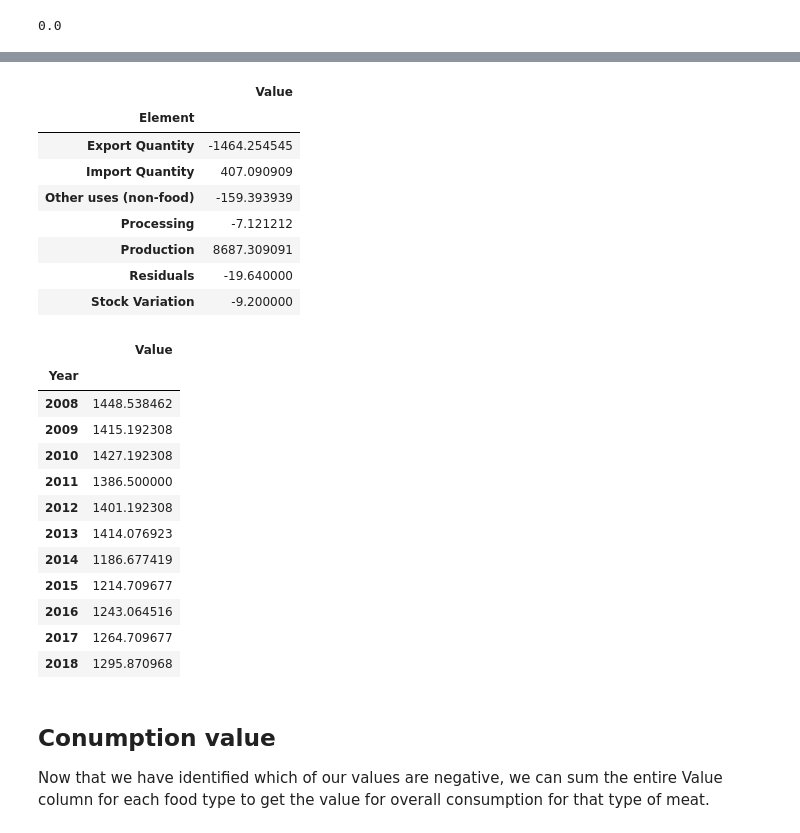
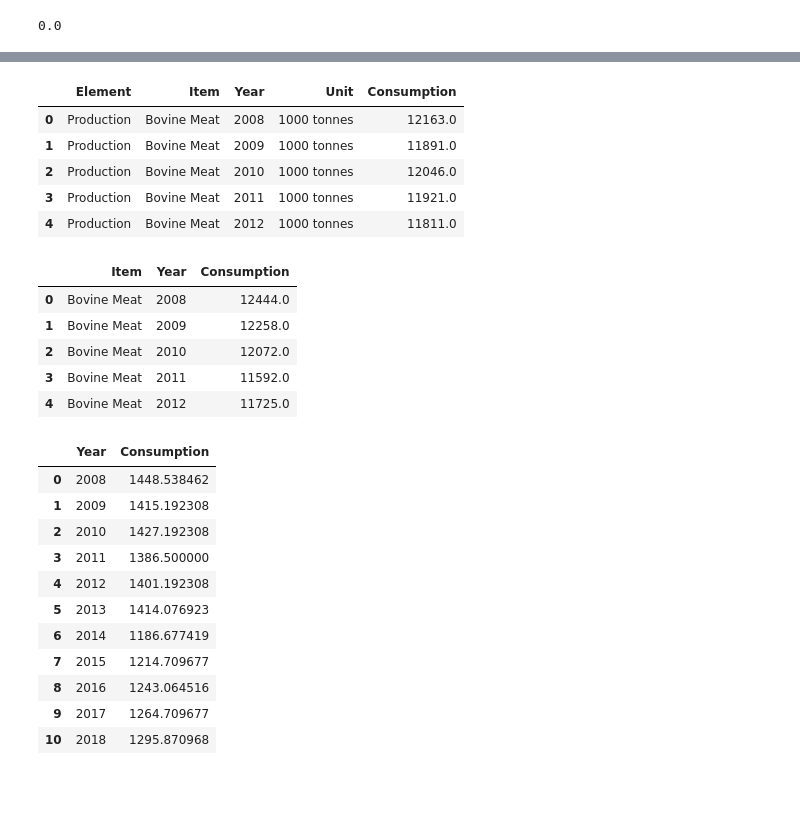
Before and after one commit to arielletannin/Predictors-of-Meat-Consumption, a Jupyter notebook: [Capstone1] Data Wrangling.ipynb, the cells around one changed output, grey strips where cells are left out. Saved outputs shown, nothing was run; the diff lists cells and outputs as text; code cells hidden in the pictures; blank space fills up the shorter version.

```diff
--- a/[Capstone1] Data Wrangling.ipynb
+++ b/[Capstone1] Data Wrangling.ipynb
@@ -98,3 +98,6 @@ A few interesting things stand out: Production is by far the highest. That makes
 fao_all[fao_all.Element=='Residuals']['Value'].max()
 # %% [output]
 0.0
+# %%
+#change residuals values to be positive so our measure of variance later on isn't skewed
+fao_all.loc[fao_all.Element=='Residuals', 'Value'] = fao_all.loc[fao_all.Element=='Residuals', 'Value'].astype(int).apply(lambda x:x*-1)
@@ -101,40 +111,50 @@ fao_all[fao_all.Element=='Residuals']['Value'].max()
 # %%
 #Multiple all element values by -1 where they should be subtracted
-neg_elems = ['Export Quantity', 'Processing','Stock Variation','Other uses (non-food)']
+consumption = fao_all.copy()
+pos_elems = ['Import Quantity', 'Production']
+neg_elems = set(list(consumption.Element.unique())) - set(pos_elems)
 for neg in neg_elems:
-    fao_all.loc[fao_all.Element==neg, ['Value']] = fao_all.loc[fao_all.Element==neg, ['Value']].apply(lambda x:x*-1)
+    consumption.loc[consumption.Element==neg, ['Value']] = consumption.loc[consumption.Element==neg, ['Value']].apply(lambda x:x*-1)
+# %%
+#clean consumption df
+consumption.reset_index(inplace=True)
+consumption.drop(labels='index', axis=1, inplace=True)
+consumption.rename(columns={'Value':'Consumption'}, inplace=True)
+consumption.head()
+# %% [output]
+|  | Element | Item | Year | Unit | Consumption |
+| 0 | Production | Bovine Meat | 2008 | 1000 tonnes | 12163.0 |
+| 1 | Production | Bovine Meat | 2009 | 1000 tonnes | 11891.0 |
+| 2 | Production | Bovine Meat | 2010 | 1000 tonnes | 12046.0 |
+| 3 | Production | Bovine Meat | 2011 | 1000 tonnes | 11921.0 |
+| 4 | Production | Bovine Meat | 2012 | 1000 tonnes | 11811.0 |
+# %%
+consumption.drop(labels='Unit', axis=1, inplace=True)
 # %%
-#If we want to see averages for each element per year
-avg_elems = fao_all.set_index('Year').groupby(['Element']).mean()
-avg_elems[:]
+#Filter dataframe by item and year to get relevant consumption value
+consumption_per_item = consumption.groupby(['Item','Year']).sum().reset_index()
+consumption_per_item.head()
 # %% [output]
-|  | Value |
-| Element |  |
-| Export Quantity | -1464.254545 |
-| Import Quantity | 407.090909 |
-| Other uses (non-food) | -159.393939 |
-| Processing | -7.121212 |
-| Production | 8687.309091 |
-| Residuals | -19.640000 |
-| Stock Variation | -9.200000 |
+|  | Item | Year | Consumption |
+| 0 | Bovine Meat | 2008 | 12444.0 |
+| 1 | Bovine Meat | 2009 | 12258.0 |
+| 2 | Bovine Meat | 2010 | 12072.0 |
+| 3 | Bovine Meat | 2011 | 11592.0 |
+| 4 | Bovine Meat | 2012 | 11725.0 |
 # %%
 #If we want to see average values for each item per year
-all_avg = fao_all.set_index('Item').groupby(['Year']).mean()
+all_avg = consumption.groupby(['Year']).mean().reset_index()
 all_avg
 # %% [output]
-|  | Value |
-| Year |  |
-| 2008 | 1448.538462 |
-| 2009 | 1415.192308 |
-| 2010 | 1427.192308 |
-| 2011 | 1386.500000 |
-| 2012 | 1401.192308 |
-| 2013 | 1414.076923 |
-| 2014 | 1186.677419 |
-| 2015 | 1214.709677 |
-| 2016 | 1243.064516 |
-| 2017 | 1264.709677 |
-| 2018 | 1295.870968 |
+|  | Year | Consumption |
+| 0 | 2008 | 1448.538462 |
+| 1 | 2009 | 1415.192308 |
+| 2 | 2010 | 1427.192308 |
+| 3 | 2011 | 1386.500000 |
+| 4 | 2012 | 1401.192308 |
+| 5 | 2013 | 1414.076923 |
+| 6 | 2014 | 1186.677419 |
+| 7 | 2015 | 1214.709677 |
+| 8 | 2016 | 1243.064516 |
+| 9 | 2017 | 1264.709677 |
+| 10 | 2018 | 1295.870968 |
-# %% [markdown]
-## Conumption value
-Now that we have identified which of our values are negative, we can sum the entire Value column for each food type to get the value for overall consumption for that type of meat.
```
Also changed, not shown: parts of 26 cells of this notebook.
